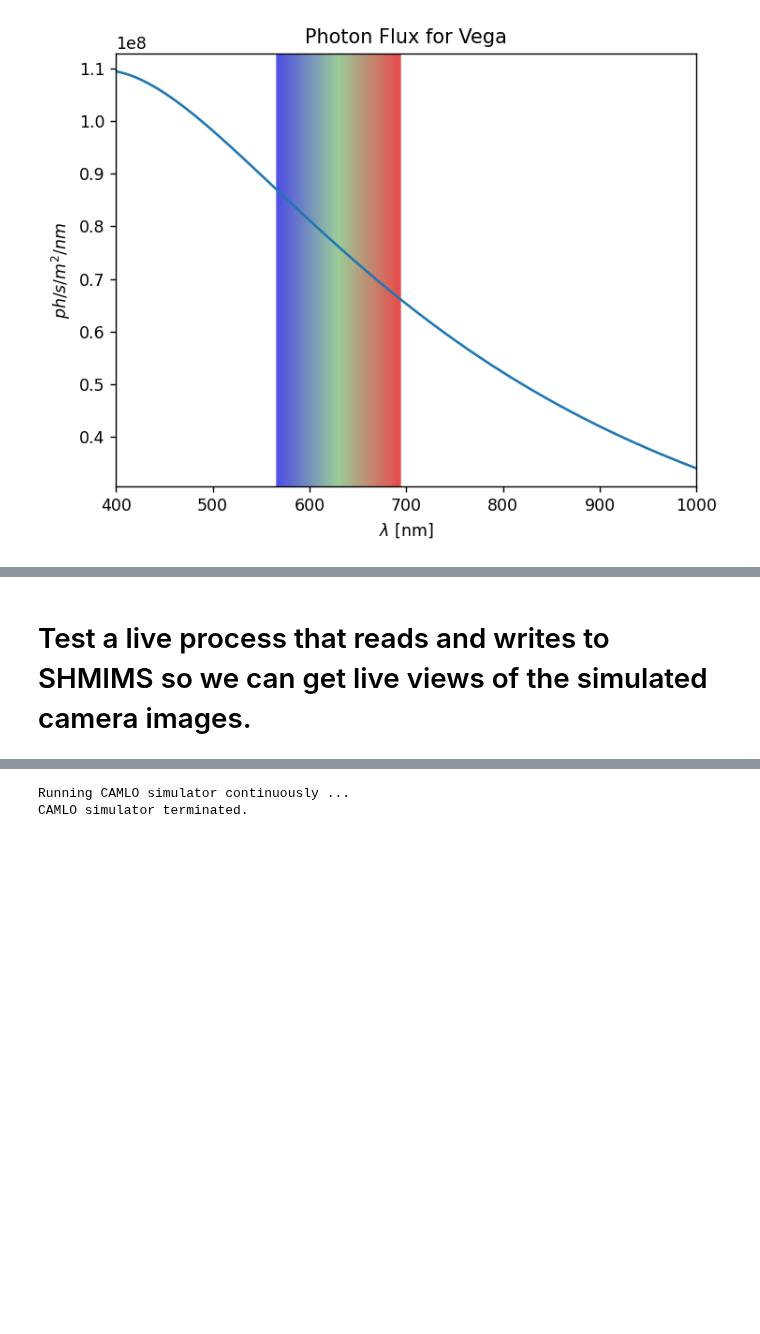
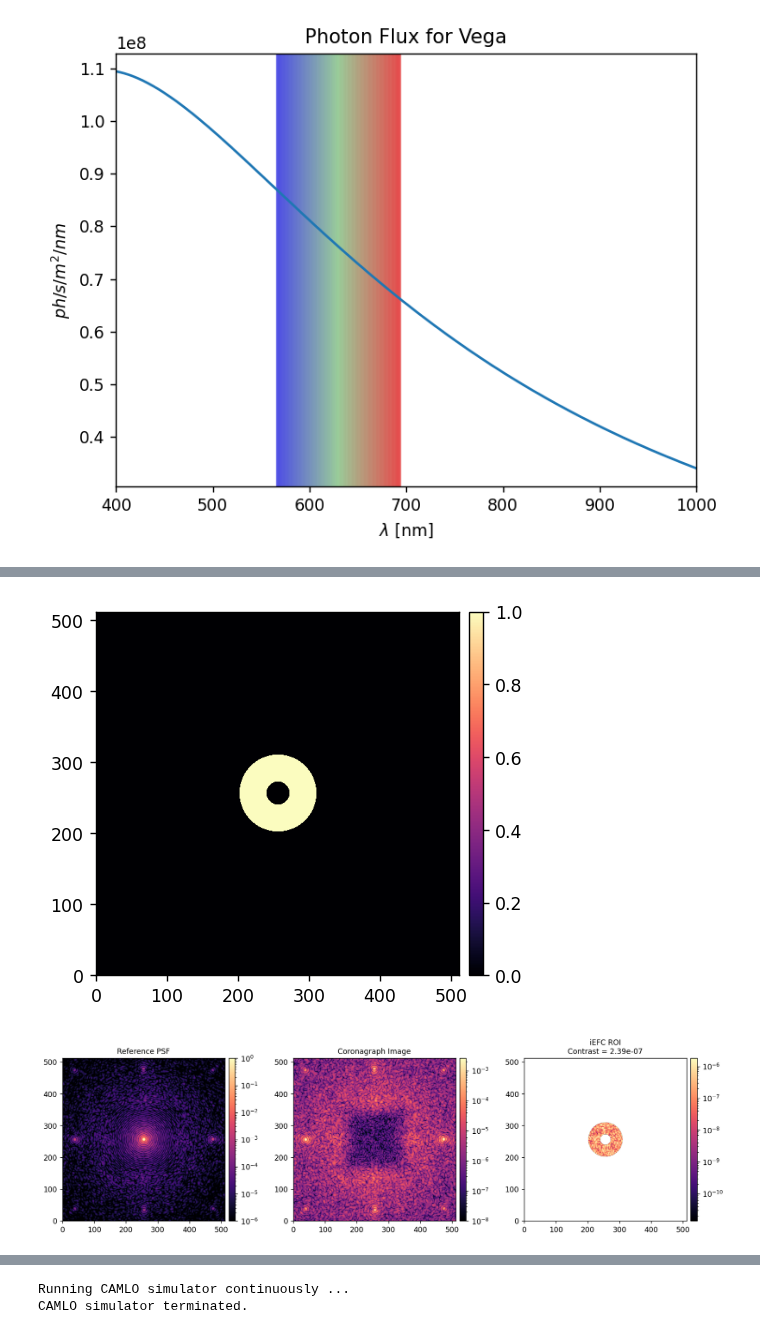
Before and after one commit to uasal/lina, a Jupyter notebook: notebooks/rt-sims/run_cams.ipynb, the cells around one changed output, grey strips where cells are left out. Drawn from its saved outputs; the diff is of its cells as text; code cells hidden in the pictures; blank space fills up the shorter version.

```diff
--- a/notebooks/rt-sims/run_cams.ipynb
+++ b/notebooks/rt-sims/run_cams.ipynb
@@ -99,2 +119,34 @@ utils.imshow(
-# %% [markdown]
-# Test a live process that reads and writes to SHMIMS so we can get live views of the simulated camera images.
+# %%
+M.reset_dm()
+# M.zero_dm(0)
+
+M.Imax_ref = 1
+M.use_vortex = 0
+ref_psf = M.snap_camsci()
+M.Imax_ref = xp.max(ref_psf)
+
+M.use_vortex = 1
+coro_im = M.snap_camsci()
+
+iwa, owa = (3, 10)
+wfs_mask = utils.create_annular_mask(
+    M.ncamsci,
+    iwa,
+    owa,
+    M.camsci_pxscl_lamDc,
+    # edge=iwa,
+    # rotation=90,
+    plot=1,
+    # return_np=1,
+)
+contrast = utils.mean(coro_im, wfs_mask)
+
+utils.imshow(
+    [ref_psf/M.Imax_ref, coro_im, coro_im * wfs_mask],
+    norms=[LogNorm(1e-6), LogNorm(1e-8), LogNorm()],
+    titles=['Reference PSF', 'Coronagraph Image', f'iEFC ROI\nContrast = {contrast:.2e}']
+    # cmaps=['magma'],
+)
+# %% [output]
+[figure, added]
+[figure, added]
```
Also changed, not shown: parts of 20 cells of this notebook, 3 other files.
